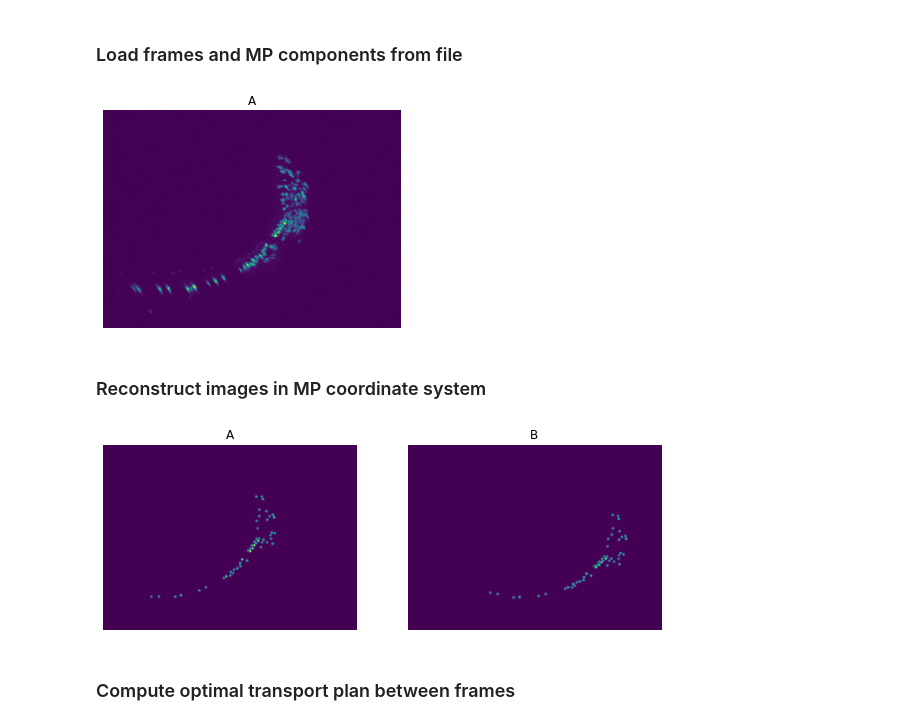
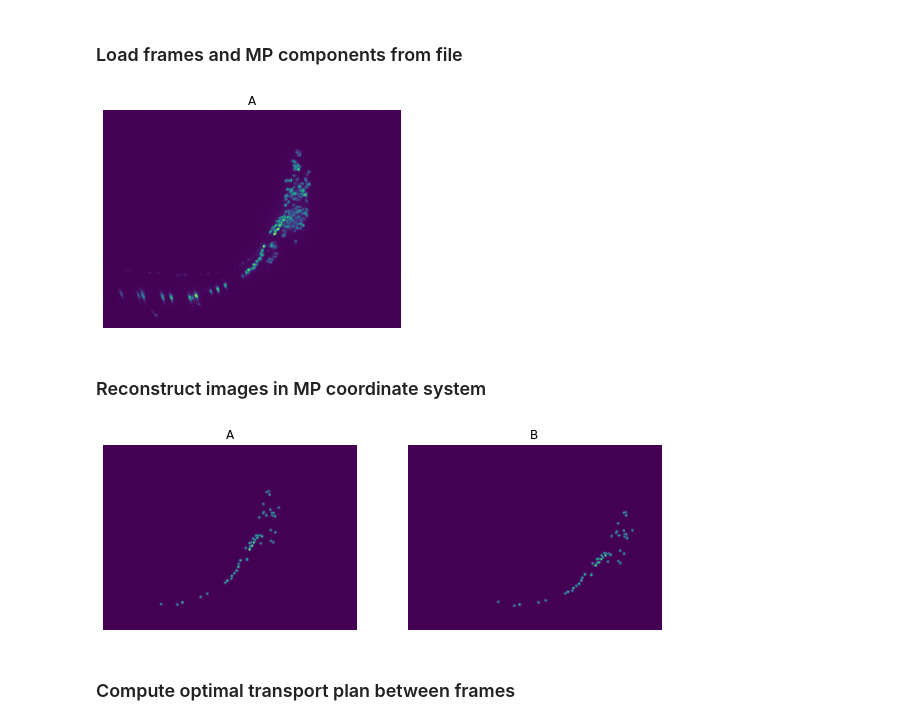
Before and after one commit to evarol/ot_tracking, a Jupyter notebook: python/notebooks/video_straightening/06_registration_mp_space.ipynb, the cells around one changed output. Cells and saved outputs as stored; diff of their text form; code cells hidden in the pictures.

```diff
--- a/python/notebooks/video_straightening/06_registration_mp_space.ipynb
+++ b/python/notebooks/video_straightening/06_registration_mp_space.ipynb
@@ -239,27 +239,27 @@ plt.title('B (reconstruction)');
 # %% [markdown]
 ### Load frames and MP components from file
 # %%
-data_path = '/home/mn2822/Desktop/WormOT/data/zimmer/sample/frame_mp_0500_0502.h5'
+data_path = '/home/mn2822/Desktop/WormOT/data/zimmer/sample/frame_mp_0000_0002.h5'
 n_iter = 50
 
 with h5py.File(data_path) as f:
 
     # Load global MP parameters
     max_iter = f['n_iter'][...]
     cov = f['cov'][...]
 
     # Load frame and MPs
     a_full_img = f['frame_1/img'][...]
     x_a = f['frame_1/pts'][0:n_iter, :]
     wts_a = f['frame_1/wts'][0:n_iter].flatten()
 
 img_shape = a_full_img.shape
 
 plot_maxproj(a_full_img)
 plt.title('A')
 plt.axis('off');
 # %% [output]
-[figure, old version]
+[figure, new version]
 # %% [markdown]
 ### Reconstruct images in MP coordinate system
 # %%
@@ -301,7 +301,7 @@ plot_maxproj(b_img)
 plt.axis('off')
 plt.title('B');
 # %% [output]
-[figure, old version]
+[figure, new version]
 # %% [markdown]
 ### Compute optimal transport plan between frames
 # %%
```
Also changed, not shown: parts of 3 cells of this notebook, 4 other files.
